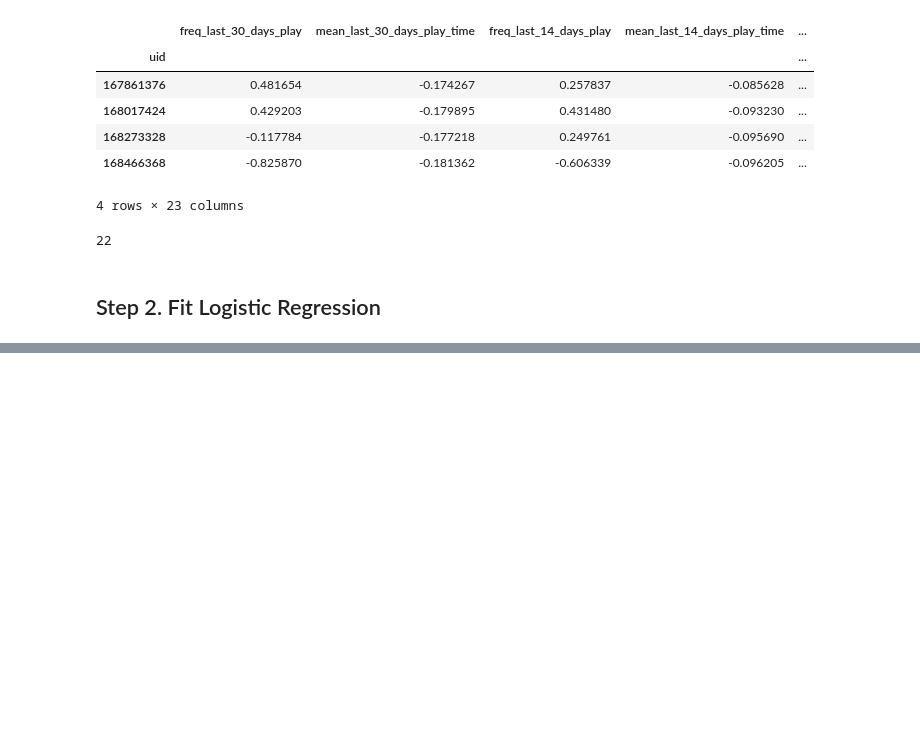
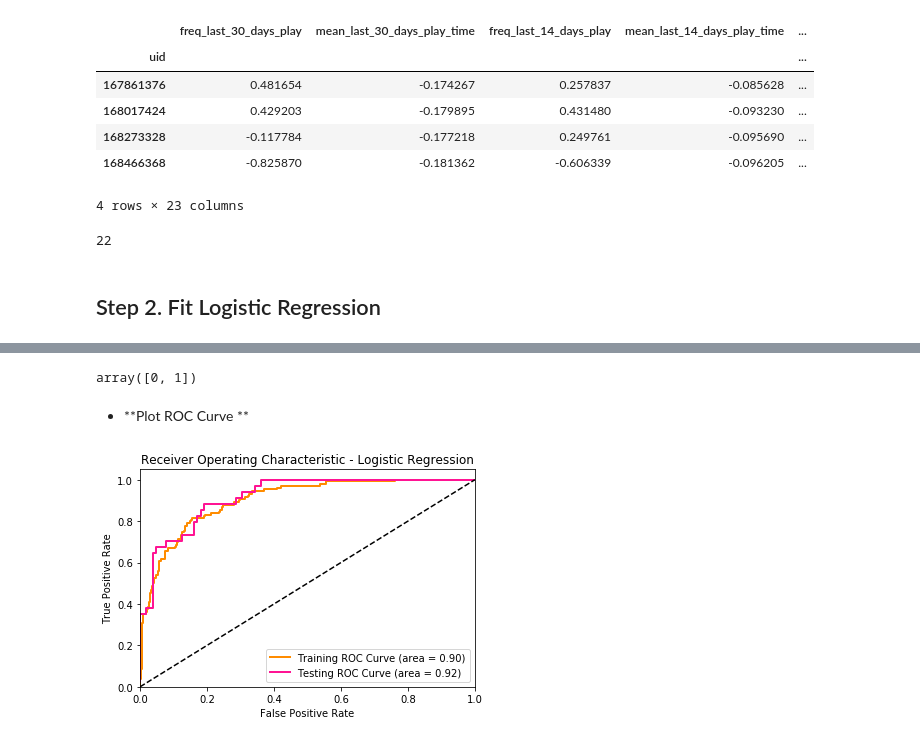
Before and after one commit to ZiweiDuan/MusicBox, a Jupyter notebook: Codes/7_Model Fitting.ipynb, the cells around one changed output, grey strips where cells are left out. Drawn from its saved outputs; the diff is of its cells as text; code cells hidden in the pictures; blank space fills up the shorter version.

Commit message:
Model Fitting - LR

```diff
--- a/Codes/7_Model Fitting.ipynb
+++ b/Codes/7_Model Fitting.ipynb
@@ -62,0 +75,3 @@ Index(['device', 'freq_last_30_days_play', 'mean_last_30_days_play_time',
+# %%
+target = df['churn'].astype(int)
+target.value_counts()
@@ -63,5 +82,2 @@ Index(['device', 'freq_last_30_days_play', 'mean_last_30_days_play_time',
 # %% [markdown]
 ***NEEDS FOLLOW-UP! EXPECT EVEN SPLIT BETWEEN 0 AND 1***
-# %%
-target = df['churn']
-target.value_counts()
@@ -160,0 +182,46 @@ y_prob = model_LR.predict_proba(x_train)[:, 1]
+# %%
+np.unique(y_train)
+# %% [output]
+array([0, 1])
+# %%
+def fit_and_roc(x_train, y_train, x_test, y_test):
+    # fit model
+    model_LR = LogisticRegression()
+    model_LR.fit(x_train, y_train)
+
+    # evaluate training error
+    y_train_pred = model_LR.predict(x_train)
+    y_train_prob = model_LR.predict_proba(x_train)[:, 1]
+
+    fpr, tpr, thresholds = roc_curve(y_train, y_train_prob, pos_label=1)
+    roc_auc = auc(fpr, tpr)
+
+    # evaluate testing error
+    y_test_pred = model_LR.predict(x_test)
+    y_test_prob = model_LR.predict_proba(x_test)[:, 1]
+
+    fpr_test, tpr_test, threshold_test = roc_curve(y_test, y_test_prob, pos_label=1)
+    roc_auc_test = auc(fpr_test, tpr_test)
+
+    # plot roc
+    plt.figure()
+    plt.plot(fpr, tpr, \
+             color='darkorange', lw=2, linestyle='-', label='Training ROC Curve (area = {0:.2f})'.format(roc_auc))
+    plt.plot(fpr_test, tpr_test, \
+             color='deeppink', lw=2, linestyle='-', label='Testing ROC Curve (area = {0:.2f})'.format(roc_auc_test))
+    plt.plot([0,1], [0,1], 'k--')
+    plt.xlim([0.0, 1.0])
+    plt.ylim([0.0, 1.05])
+    plt.xlabel('False Positive Rate')
+    plt.ylabel('True Positive Rate')
+    plt.title('Receiver Operating Characteristic - Logistic Regression')
+    plt.legend(loc='lower right')
+    plt.show()
+
+    return model_LR.coef_
+# %% [markdown]
+- **Plot ROC Curve **
+# %%
+lr_coef = fit_and_roc(x_train, y_train, x_test, y_test)
+# %% [output]
+[figure, added]
```
Also changed, not shown: parts of 13 cells of this notebook.
